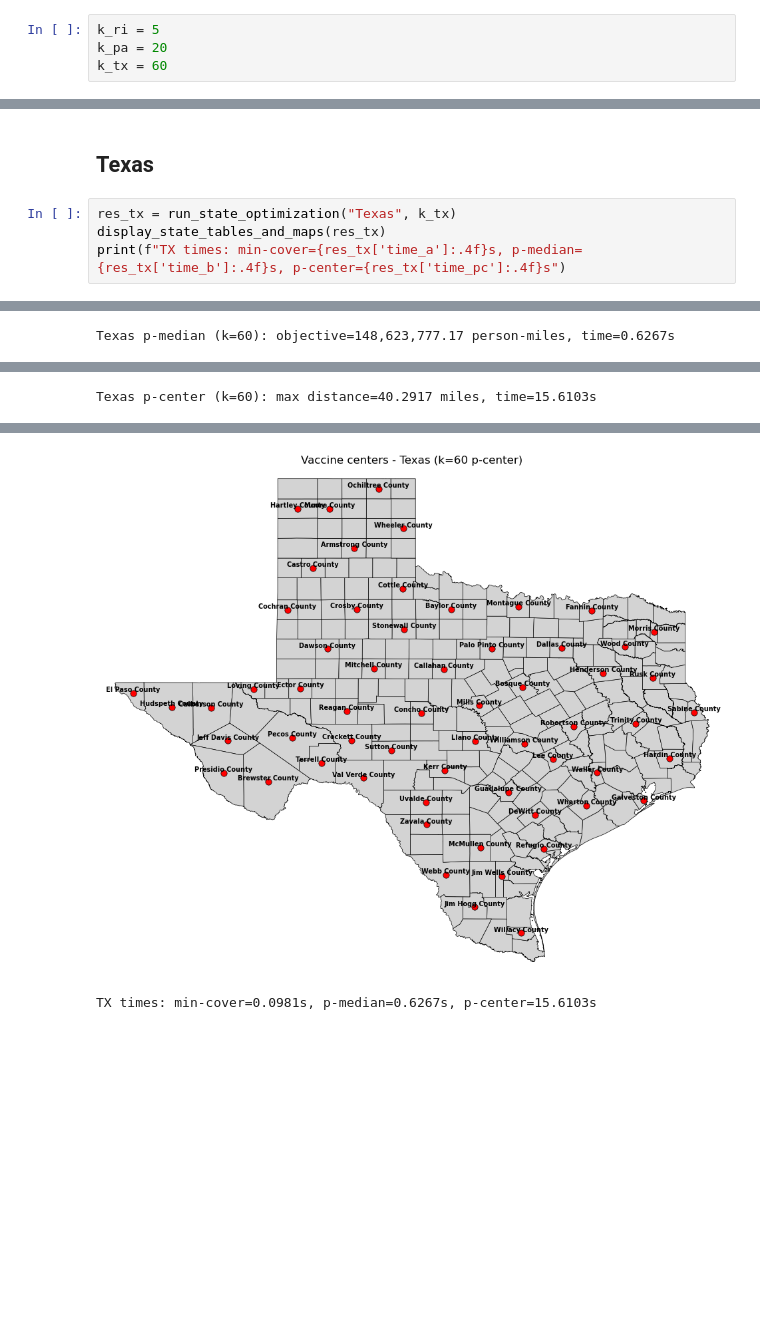
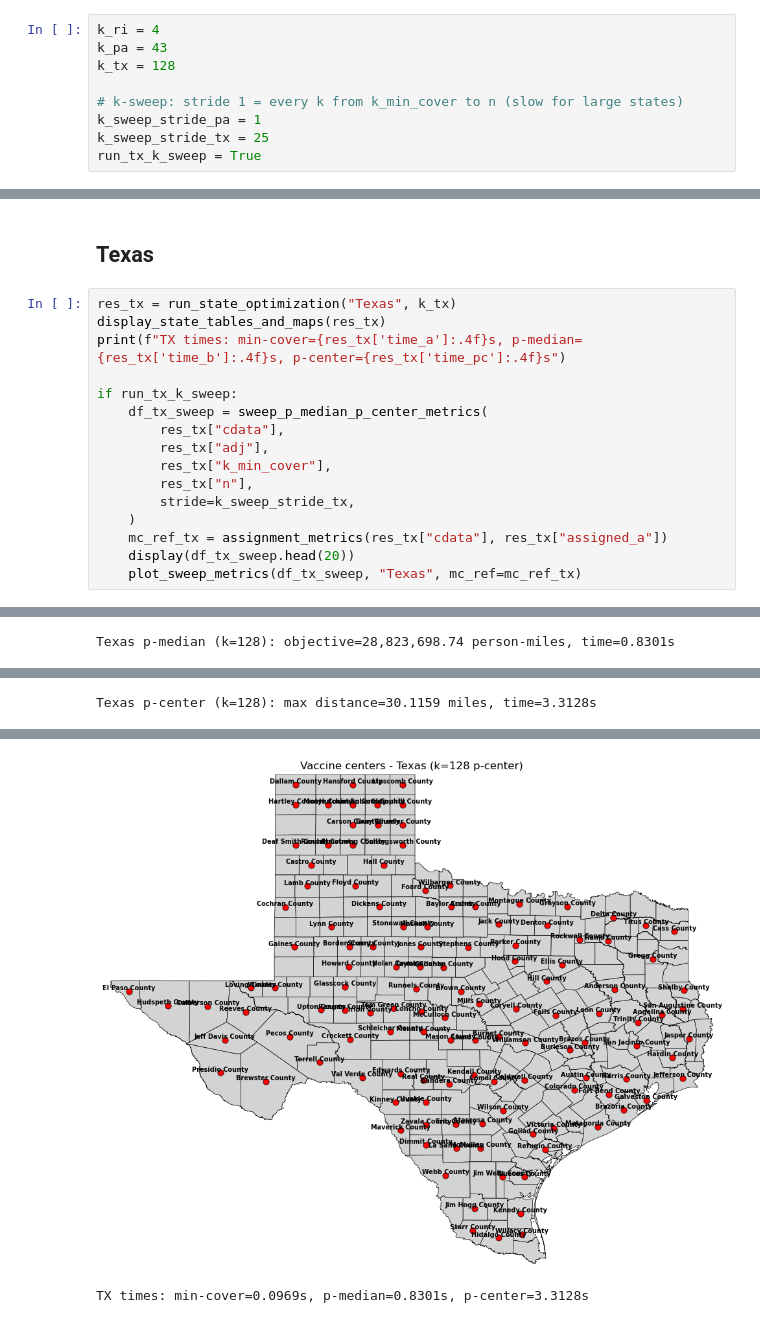
Before and after one commit to maxwinnick/vaccine_distribution, a Jupyter notebook: experiments.ipynb, the cells around one changed output, grey strips where cells are left out. Drawn from its saved outputs; the diff is of its cells as text; blank space fills up the shorter version.

```diff
--- a/experiments.ipynb
+++ b/experiments.ipynb
@@ -64,9 +53,14 @@ Set analyst-controlled `k` values here. For each state run, the notebook validat
 
 `k_min_cover <= k <= number_of_counties`
 # %%
-k_ri = 5
-k_pa = 20
-k_tx = 60
+k_ri = 4
+k_pa = 43
+k_tx = 128
+
+# k-sweep: stride 1 = every k from k_min_cover to n (slow for large states)
+k_sweep_stride_pa = 1
+k_sweep_stride_tx = 25
+run_tx_k_sweep = True
 # %% [markdown]
 ## Data helpers and model runner
 # %%
@@ -334,4 +366,16 @@ PA times: min-cover=0.0006s, p-median=0.0741s, p-center=0.2712s
 res_tx = run_state_optimization("Texas", k_tx)
 display_state_tables_and_maps(res_tx)
 print(f"TX times: min-cover={res_tx['time_a']:.4f}s, p-median={res_tx['time_b']:.4f}s, p-center={res_tx['time_pc']:.4f}s")
+
+if run_tx_k_sweep:
+    df_tx_sweep = sweep_p_median_p_center_metrics(
+        res_tx["cdata"],
+        res_tx["adj"],
+        res_tx["k_min_cover"],
+        res_tx["n"],
+        stride=k_sweep_stride_tx,
+    )
+    mc_ref_tx = assignment_metrics(res_tx["cdata"], res_tx["assigned_a"])
+    display(df_tx_sweep.head(20))
+    plot_sweep_metrics(df_tx_sweep, "Texas", mc_ref=mc_ref_tx)
 # %% [output]
@@ -359,2 +402,2 @@ Texas min coverage: centers=41, objective=41.0, time=0.0981s
-Texas p-median (k=60): objective=148,623,777.17 person-miles, time=0.6267s
+Texas p-median (k=128): objective=28,823,698.74 person-miles, time=0.8301s
 |  | FIPS | County | Population | Is_Center | Serving_Center_FIPS | Serving_Center | Distance_Miles | ... |
@@ -378,2 +421,2 @@ Texas p-median (k=60): objective=148,623,777.17 person-miles, time=0.6267s
-Texas p-center (k=60): max distance=40.2917 miles, time=15.6103s
+Texas p-center (k=128): max distance=30.1159 miles, time=3.3128s
 |  | FIPS | County | Population | Is_Center | Serving_Center_FIPS | Serving_Center | Distance_Miles | ... |
@@ -396,2 +439,2 @@ Texas p-center (k=60): max distance=40.2917 miles, time=15.6103s
-[figure, old version]
+[figure, new version]
-TX times: min-cover=0.0981s, p-median=0.6267s, p-center=15.6103s
+TX times: min-cover=0.0969s, p-median=0.8301s, p-center=3.3128s
```
Also changed, not shown: parts of 13 cells of this notebook, 6 other files.
